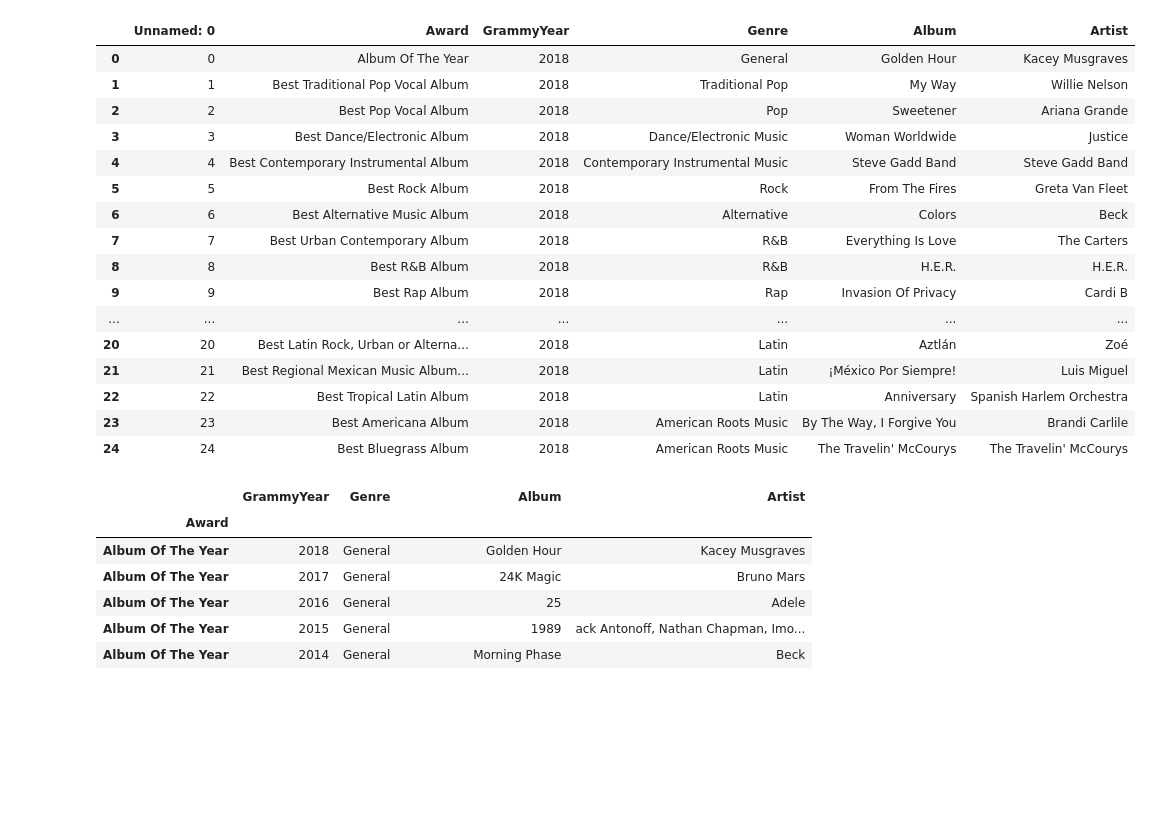
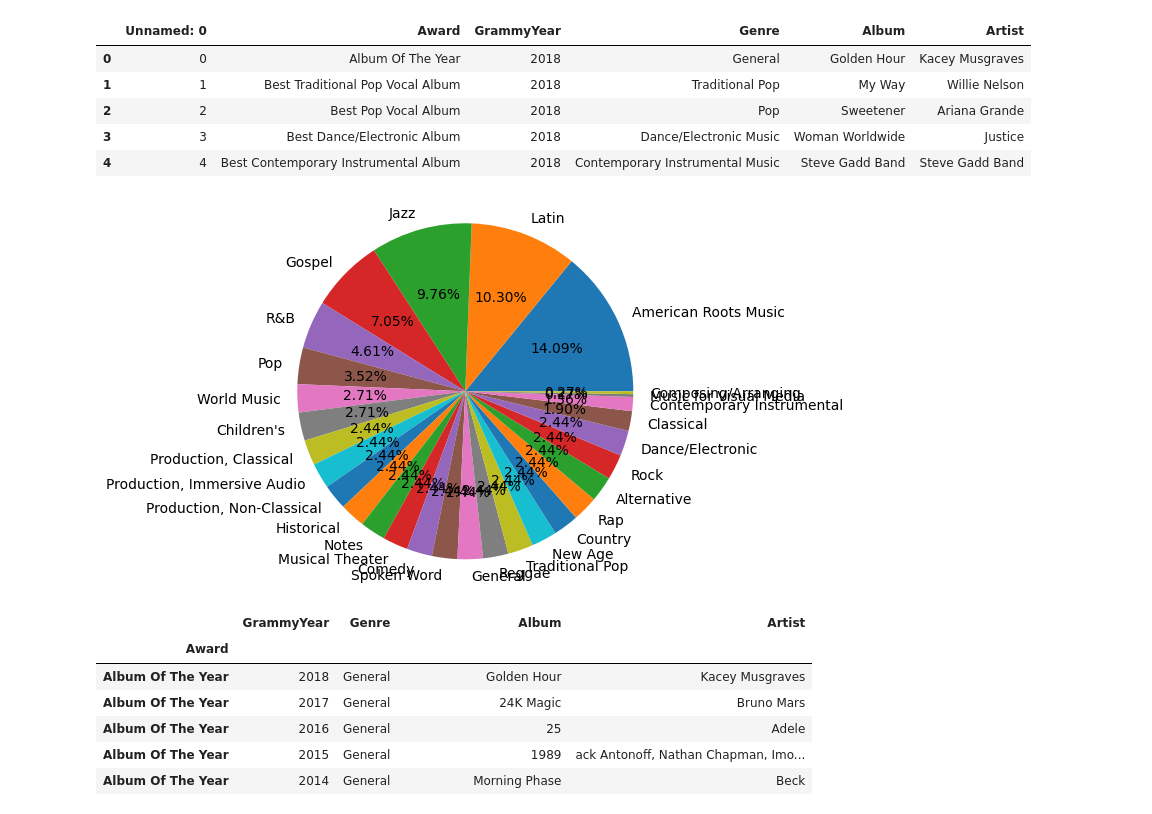
Before and after one commit to jonesj5901/project-1, a Jupyter notebook: Project 1/Billboard.ipynb, the cells around one changed output. Drawn from its saved outputs; the diff is of its cells as text; code cells hidden in the pictures; blank space fills up the shorter version.

```diff
--- a/Project 1/Billboard.ipynb
+++ b/Project 1/Billboard.ipynb
@@ -39,23 +40,12 @@ bb_data.head()
 # %%
 # take out unneccesary years
 gramAlb_new = gramAlb_data[~gramAlb_data.GrammyYear.between(1999, 2009)]
 gramAlb_new.columns = gramAlb_new.columns.str.strip()
-gramAlb_new.head(25)
+gramAlb_new.head()
 # %% [output]
 |  | Unnamed: 0 | Award | GrammyYear | Genre | Album | Artist |
 | 0 | 0 | Album Of The Year | 2018 | General | Golden Hour | Kacey Musgraves |
 | 1 | 1 | Best Traditional Pop Vocal Album | 2018 | Traditional Pop | My Way | Willie Nelson |
 | 2 | 2 | Best Pop Vocal Album | 2018 | Pop | Sweetener | Ariana Grande |
 | 3 | 3 | Best Dance/Electronic Album | 2018 | Dance/Electronic Music | Woman Worldwide | Justice |
 | 4 | 4 | Best Contemporary Instrumental Album | 2018 | Contemporary Instrumental Music | Steve Gadd Band | Steve Gadd Band |
-| 5 | 5 | Best Rock Album | 2018 | Rock | From The Fires | Greta Van Fleet |
-| 6 | 6 | Best Alternative Music Album | 2018 | Alternative | Colors | Beck |
-| 7 | 7 | Best Urban Contemporary Album | 2018 | R&B | Everything Is Love | The Carters |
-| 8 | 8 | Best R&B Album | 2018 | R&B | H.E.R. | H.E.R. |
-| 9 | 9 | Best Rap Album | 2018 | Rap | Invasion Of Privacy | Cardi B |
-| ... | ... | ... | ... | ... | ... | ... |
-| 20 | 20 | Best Latin Rock, Urban or Alterna... | 2018 | Latin | Aztlán | Zoé |
-| 21 | 21 | Best Regional Mexican Music Album... | 2018 | Latin | ¡México Por Siempre! | Luis Miguel |
-| 22 | 22 | Best Tropical Latin Album | 2018 | Latin | Anniversary | Spanish Harlem Orchestra |
-| 23 | 23 | Best Americana Album | 2018 | American Roots Music | By The Way, I Forgive You | Brandi Carlile |
-| 24 | 24 | Best Bluegrass Album | 2018 | American Roots Music | The Travelin' McCourys | The Travelin' McCourys |
@@ -61,0 +54,11 @@ gramAlb_new.head(25)
+# %%
+overallgenre = [52,38,36,26,17,13,10,10,9,9,9,9,9,9,9,9,9,9,9,9,9,9,9,9,9,7,5,1,1]
+genres = ["American Roots Music ", "Latin", "Jazz", "Gospel", "R&B", "Pop", "World Music", "Children's", "Production, Classical", "Production, Immersive Audio", "Production, Non-Classical", "Historical", "Notes", "Musical Theater", "Comedy", "Spoken Word", "General", "Reggae", "Traditional Pop", "New Age", "Country", "Rap", "Alternative", "Rock", "Dance/Electronic", "Classical", "Contemporary Instrumental", "Music for Visual Media", "Composing/Arranging"]
+plt.pie(overallgenre, labels = genres, autopct = "%1.2f%%")
+# Create axes which are equal so we have a perfect circle
+plt.axis("equal")
+# Save an image of our chart and print the final product to the screen
+plt.savefig("overallgenre.png")
+plt.show()
+# %% [output]
+[figure, added]
```
Also changed, not shown: parts of 27 cells of this notebook, 13 other files.
